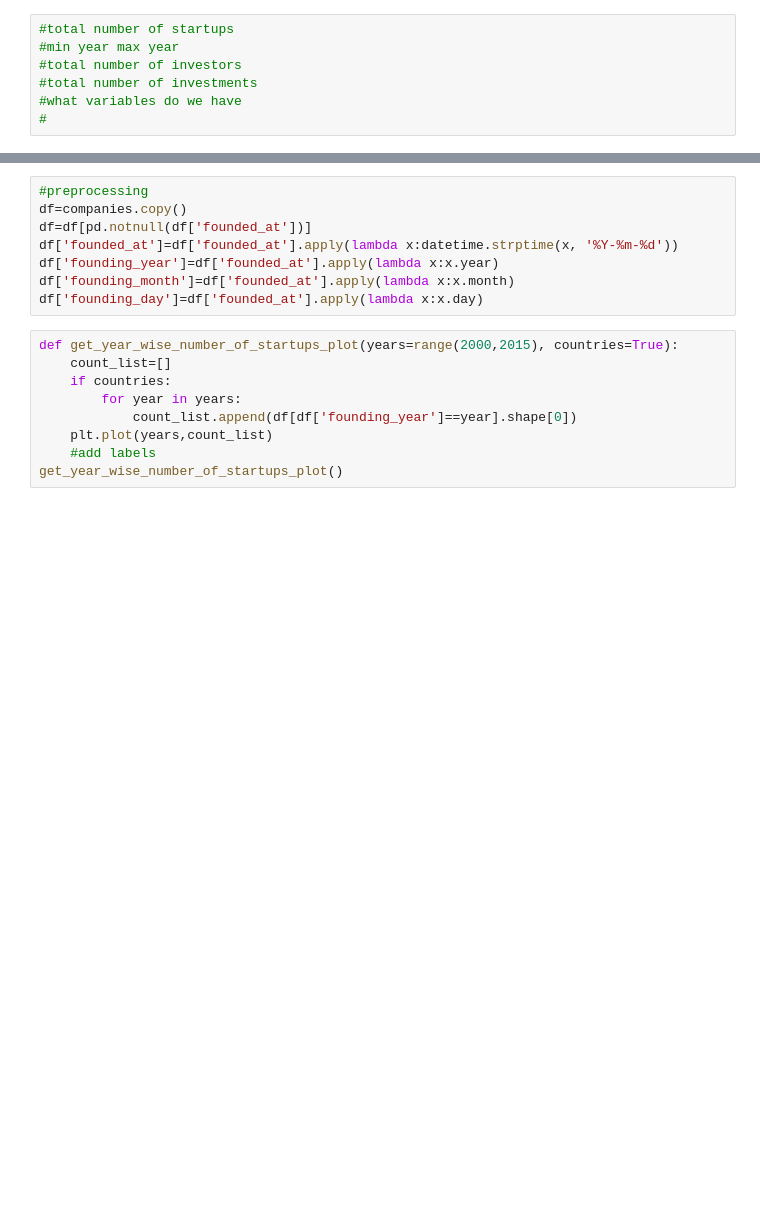
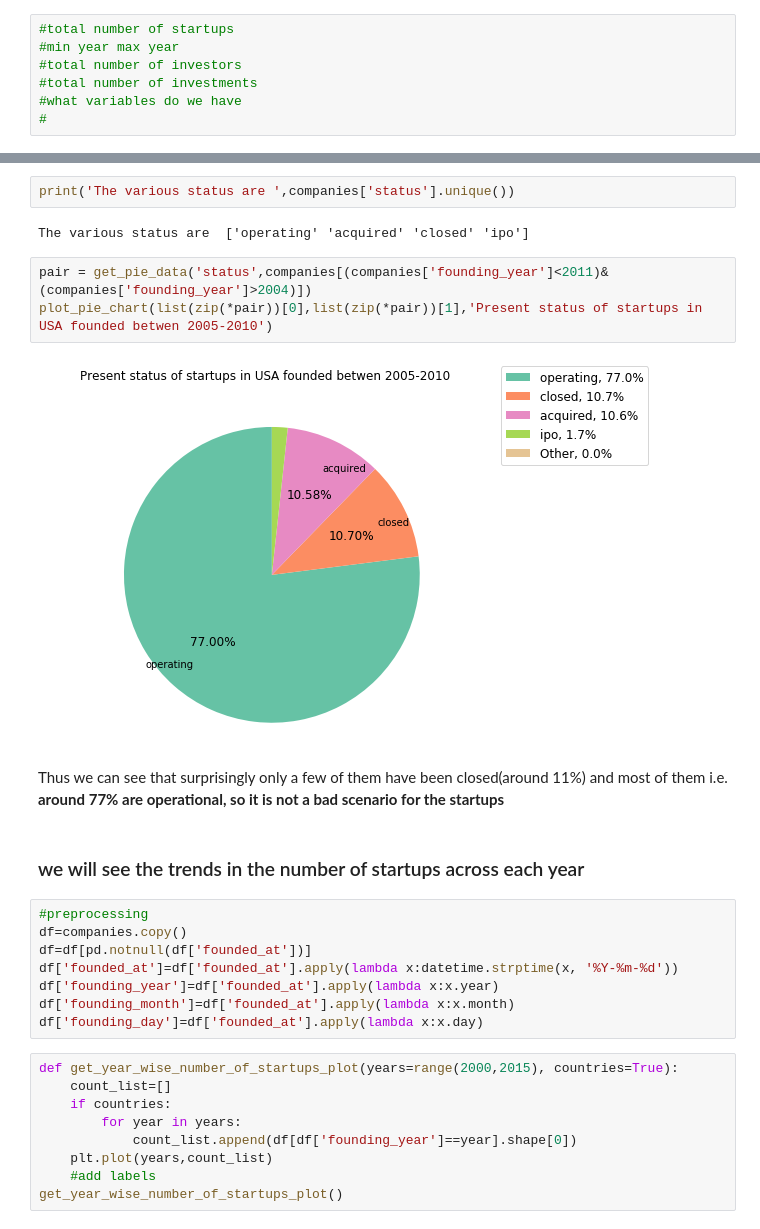
Before and after one commit to saichowdaryg/ECE143project, a Jupyter notebook: Final2.ipynb, the cells around one changed output, grey strips where cells are left out. Drawn from its saved outputs; the diff is of its cells as text; blank space fills up the shorter version.

```diff
--- a/Final2.ipynb
+++ b/Final2.ipynb
@@ -32,3 +218,16 @@ companies.head(5)
+# %%
+print('The various status are ',companies['status'].unique())
+# %% [output]
+The various status are  ['operating' 'acquired' 'closed' 'ipo']
+# %%
+pair = get_pie_data('status',companies[(companies['founding_year']<2011)&(companies['founding_year']>2004)])
+plot_pie_chart(list(zip(*pair))[0],list(zip(*pair))[1],'Present status of startups in USA founded betwen 2005-2010')
+# %% [output]
+[figure, added]
+# %% [markdown]
+Thus we can see that surprisingly only a few of them have been closed(around 11%) and most of them i.e. __around 77% are operational, so it is not a bad scenario for the startups__
+# %% [markdown]
+###  we will see the trends in the number of startups across each year
 # %%
 #preprocessing
 df=companies.copy()
```
Also changed, not shown: parts of 37 cells of this notebook.
